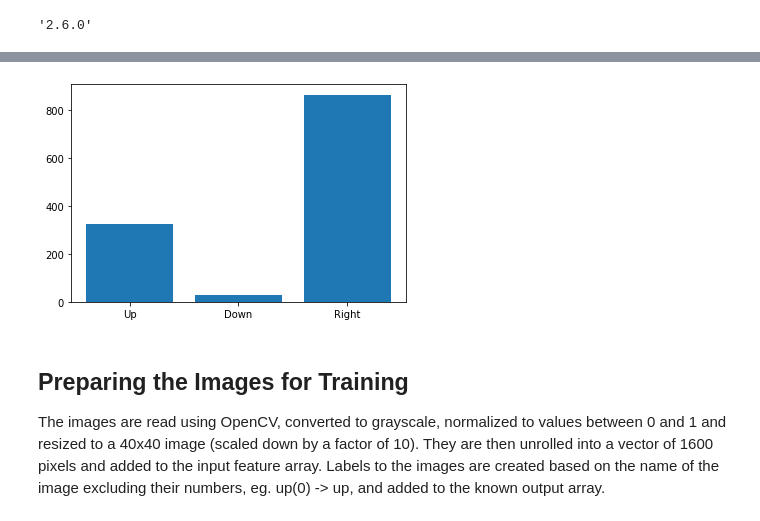
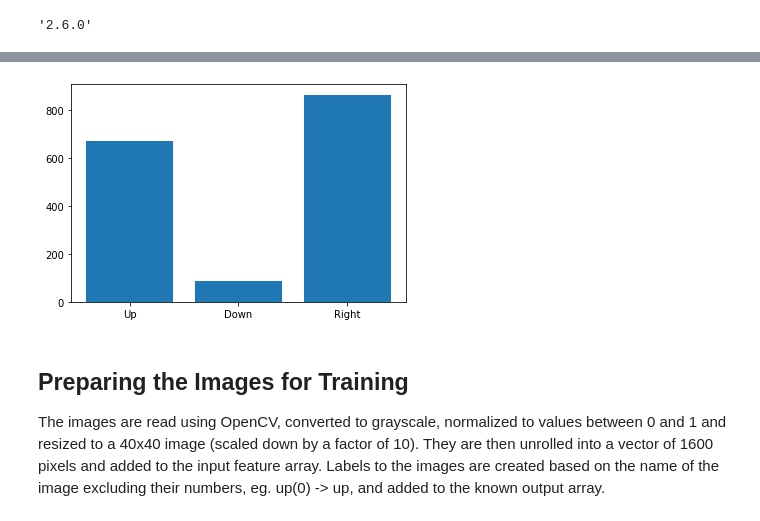
Before and after one commit to tengznaim/dinosaur-game-ai, a Jupyter notebook: model_training.ipynb, the cells around one changed output, grey strips where cells are left out. Saved outputs shown, nothing was run; the diff lists cells and outputs as text; code cells hidden in the pictures.

Commit message:
Trained a model with more data and improved gameplay script

```diff
--- a/model_training.ipynb
+++ b/model_training.ipynb
@@ -22,24 +22,24 @@ Currently, the data we have is unbalanced and future updates should improve on t
 # %%
 parent_dir = os.getcwd()
-training_data_folder = os.path.join(parent_dir, "training_data_smaller")
+training_data_folder = os.path.join(parent_dir, "training_data")
 
 up_folder = os.path.join(training_data_folder, "up")
 down_folder = os.path.join(training_data_folder, "down")
 right_folder = os.path.join(training_data_folder, "right")
 
 up_images = os.listdir(up_folder)
 down_images = os.listdir(down_folder)
 right_images = os.listdir(right_folder)
 
 up_count = len(up_images)
 down_count = len(down_images)
 right_count = len(right_images)
 
 labels = ["Up","Down","Right"]
 plt.bar(labels,[up_count, down_count, right_count])
 plt.show()
 # %% [output]
-[figure, old version]
+[figure, new version]
 # %% [markdown]
 ## Preparing the Images for Training
 
```
Also changed, not shown: parts of 7 cells of this notebook, 5 other files.
